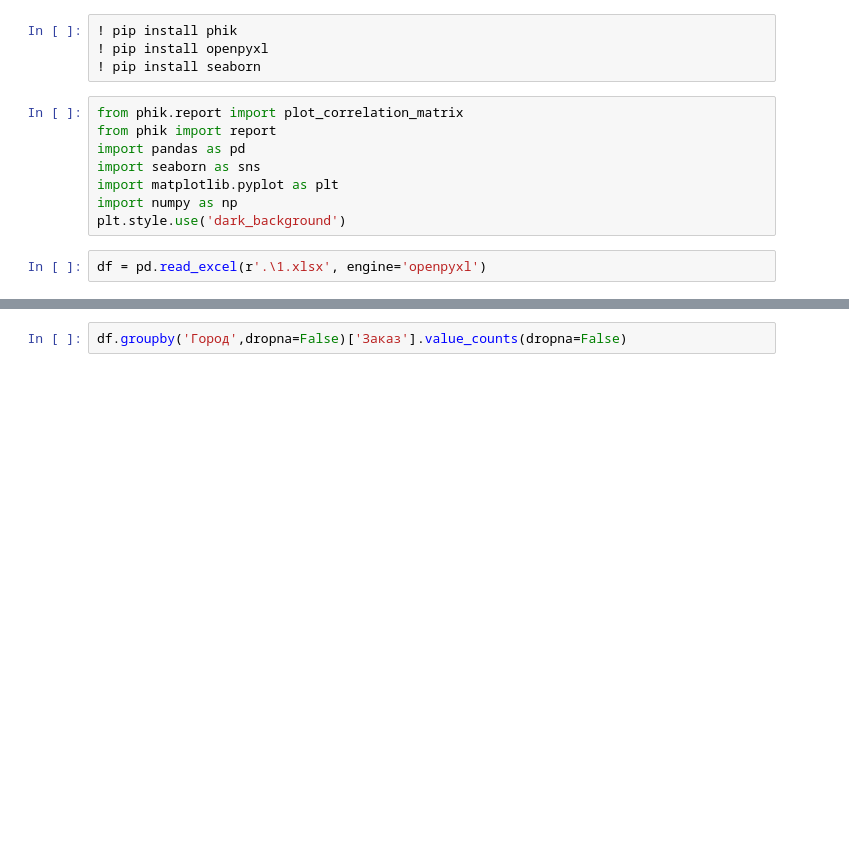
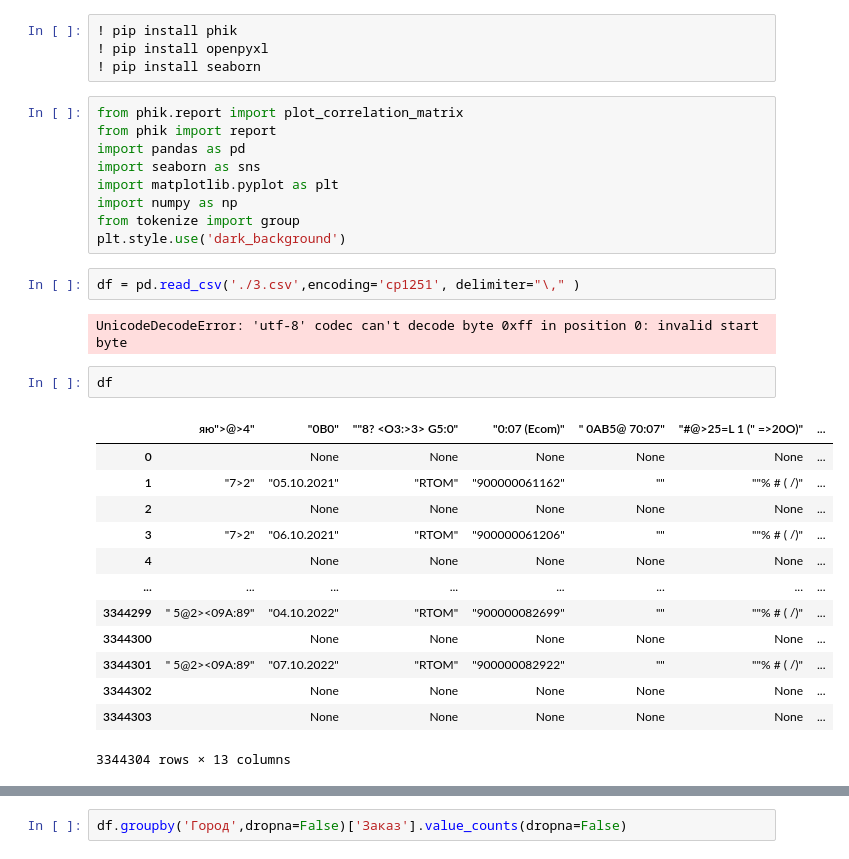
Before and after one commit to abuserfaq/DataScience, a Jupyter notebook: DataScience.ipynb, the cells around one changed output, grey strips where cells are left out. Drawn from its saved outputs; the diff is of its cells as text; blank space fills up the shorter version.

```diff
--- a/DataScience.ipynb
+++ b/DataScience.ipynb
@@ -9,8 +9,27 @@ import pandas as pd
 import seaborn as sns
 import matplotlib.pyplot as plt
 import numpy as np
+from tokenize import group
 plt.style.use('dark_background')
 # %%
-df = pd.read_excel(r'.\1.xlsx', engine='openpyxl')
+df = pd.read_csv('./3.csv',encoding='cp1251', delimiter="\," )
+# %% [output]
+UnicodeDecodeError: 'utf-8' codec can't decode byte 0xff in position 0: invalid start byte
+# %%
+df
+# %% [output]
+|  | яю">@>4" | "0B0" | ""8? <O3:>3> G5:0" | "0:07 (Ecom)" | " 0AB5@ 70:07" | "#@>25=L 1 ("  =>20O)" | ... |
+| 0 |  | None | None | None | None | None | ... |
+| 1 | "7>2" | "05.10.2021" | "RTOM" | "900000061162" | "" | ""%  # (  /)" | ... |
+| 2 |  | None | None | None | None | None | ... |
+| 3 | "7>2" | "06.10.2021" | "RTOM" | "900000061206" | "" | ""%  # (  /)" | ... |
+| 4 |  | None | None | None | None | None | ... |
+| ... | ... | ... | ... | ... | ... | ... | ... |
+| 3344299 | " 5@2><09A:89" | "04.10.2022" | "RTOM" | "900000082699" | "" | ""%  # (  /)" | ... |
+| 3344300 |  | None | None | None | None | None | ... |
+| 3344301 | " 5@2><09A:89" | "07.10.2022" | "RTOM" | "900000082922" | "" | ""%  # (  /)" | ... |
+| 3344302 |  | None | None | None | None | None | ... |
+| 3344303 |  | None | None | None | None | None | ... |
+3344304 rows × 13 columns
 # %%
 
```
Also changed, not shown: parts of 3 cells of this notebook, 1 other file.
